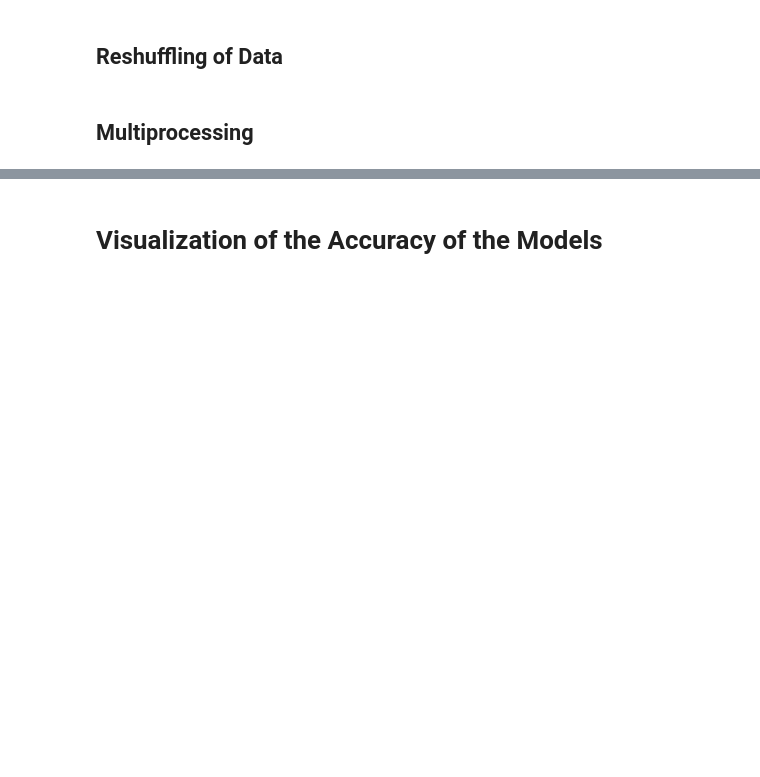
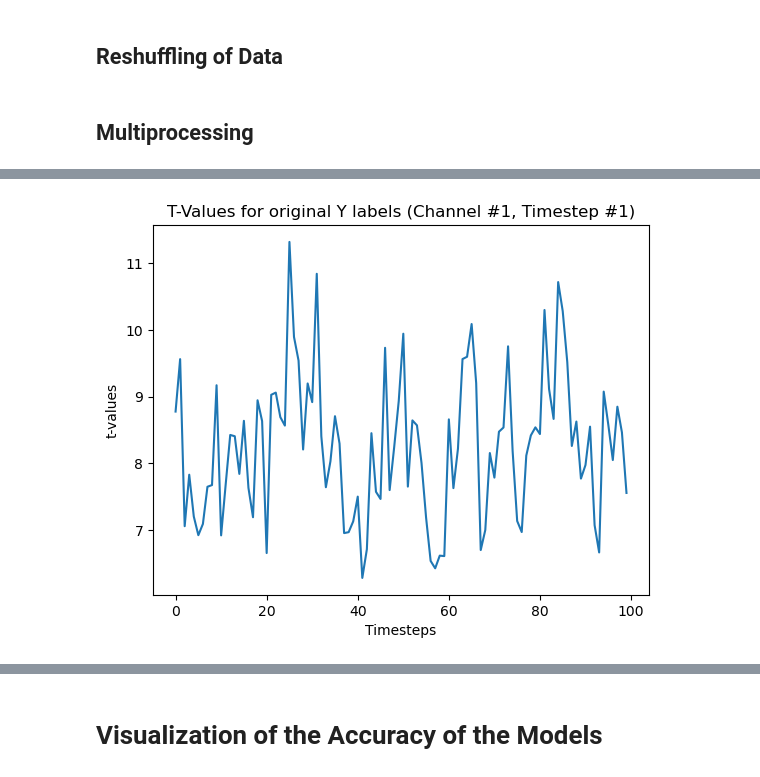
Before and after one commit to ncsl/decoding-decision-making, a Jupyter notebook: EFRI Data Analysis LDA.ipynb, the cells around one changed output, grey strips where cells are left out. Drawn from its saved outputs; the diff is of its cells as text; code cells hidden in the pictures; blank space fills up the shorter version.

```diff
--- a/EFRI Data Analysis LDA.ipynb
+++ b/EFRI Data Analysis LDA.ipynb
@@ -261,0 +187,8 @@ array([[12.15670562, 15.83160942, 15.1558597 , ..., 11.45073577,
+# %%
+plt.plot(sub6_t_values[0])
+plt.xlabel('Timesteps')
+plt.ylabel('t-values')
+plt.title('T-Values for original Y labels (Channel #1, Timestep #1)')
+plt.show()
+# %% [output]
+[figure, added]
```
Also changed, not shown: parts of 35 cells of this notebook.
